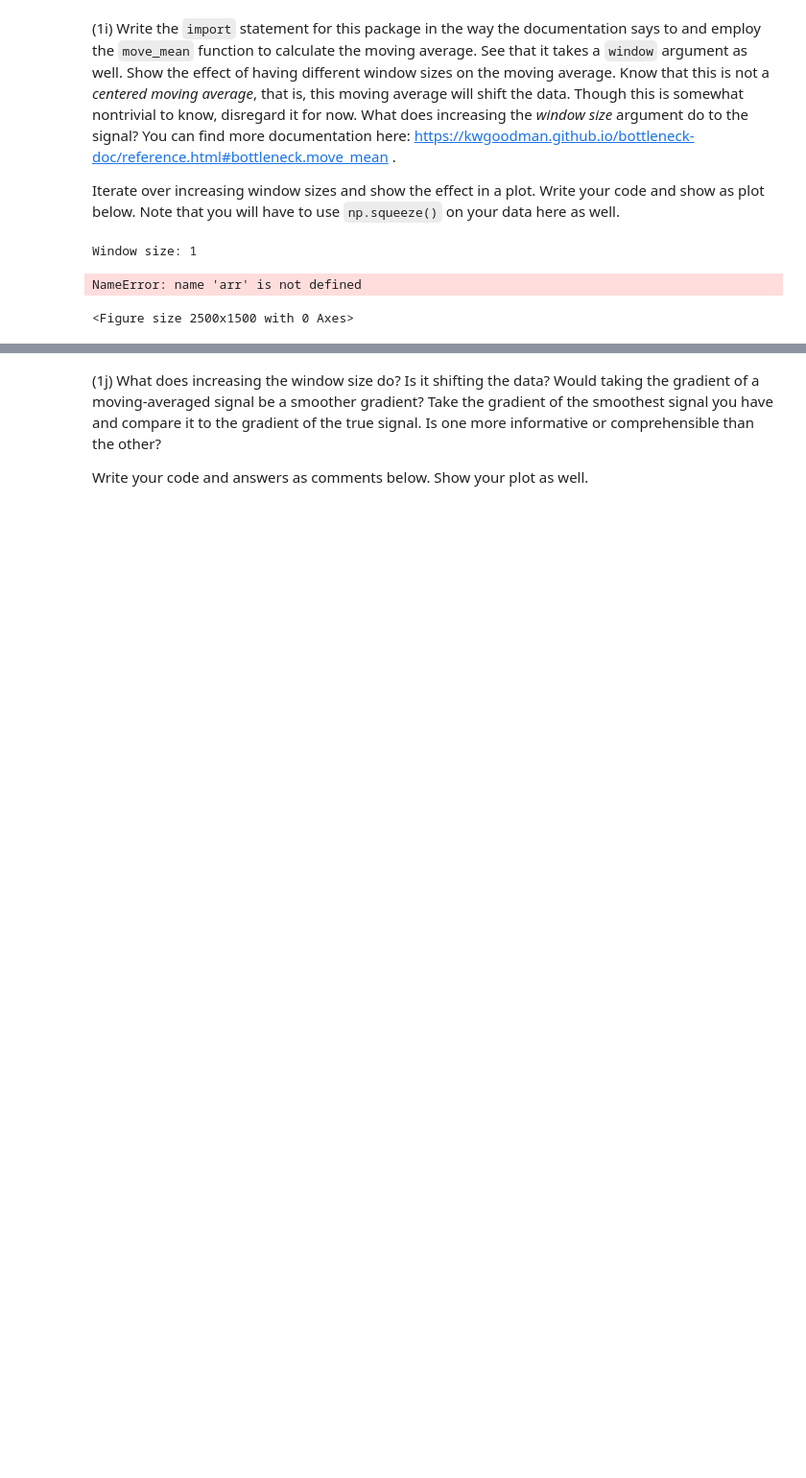
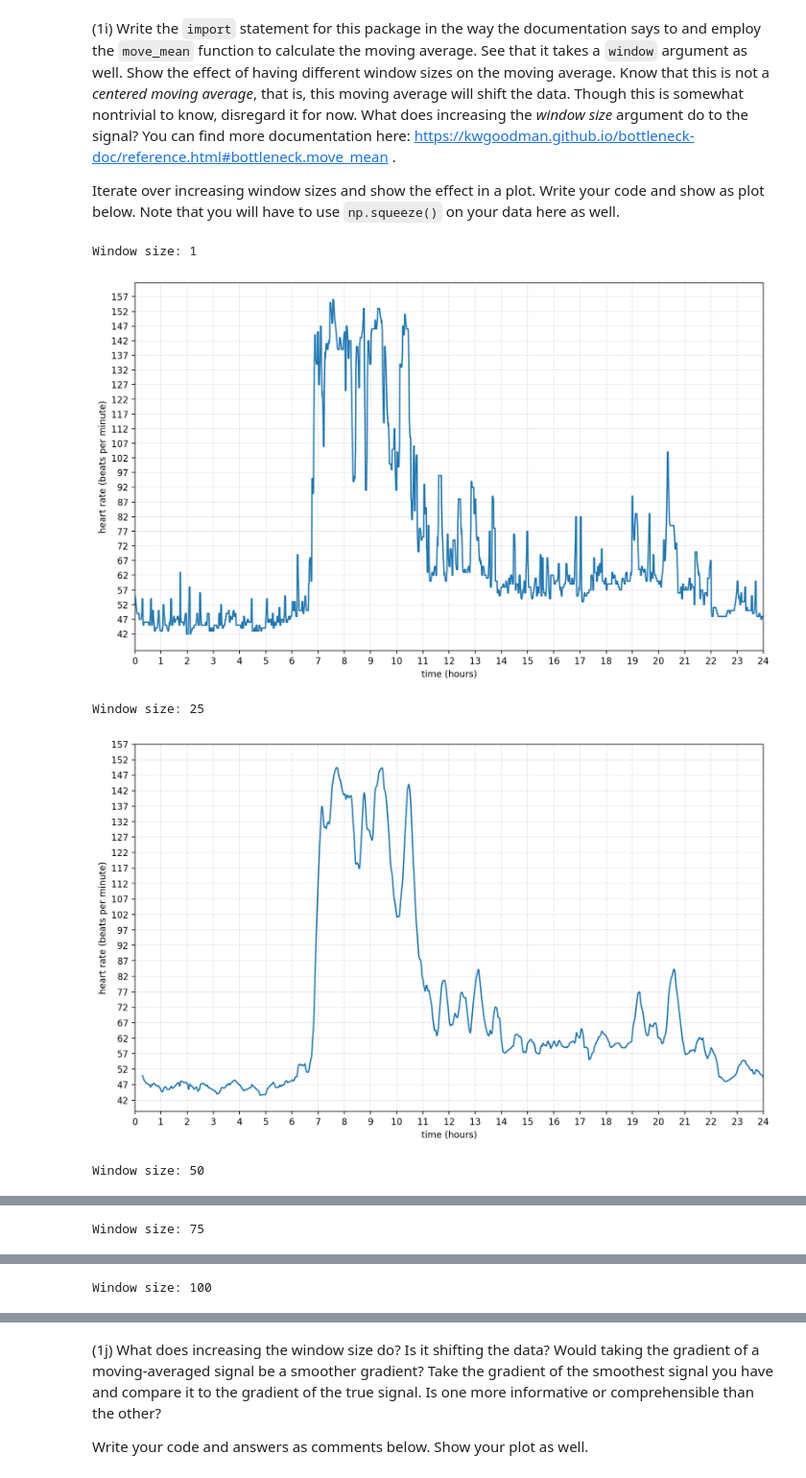
Before and after one commit to shak360/Lab-Training, a Jupyter notebook: Module_2_Python-ML/Assignment_4/emalamut/Assignment_4.ipynb, the cells around one changed output, grey strips where cells are left out. Shown at 96% size. Saved outputs shown, nothing was run; the diff lists cells and outputs as text; code cells hidden in the pictures; blank space fills up the shorter version.

```diff
--- a/Module_2_Python-ML/Assignment_4/emalamut/Assignment_4.ipynb
+++ b/Module_2_Python-ML/Assignment_4/emalamut/Assignment_4.ipynb
@@ -188,23 +196,25 @@ Iterate over increasing window sizes and show the effect in a plot. Write your c
 # %%
 import bottleneck as bn
 
 for i in np.linspace(1,100,5, dtype=int):
     plt.figure(5+i, figsize=(12.5, 7.5), dpi=200)
     print('Window size: {}'.format(i))
     ### Don't forget to add the import statement for bottleneck
     ### Add the function line below that takes the moving average of the data ###
-    pass
+    arr = bn.move_mean(np.squeeze(Y), window = i)
     ### Add the function line above that takes the moving average of the data ###
     ### Don't forget to use np.squeeze(Y) ###
     plt.plot(X,arr)
     plt.xticks(np.arange(min(X), max(X)+1, 1.0))
     plt.yticks(np.arange(min(Y), max(Y)+5, 5))
     plt.grid(True, alpha=0.25)
     plt.xlim(np.min(X), np.max(X))
     plt.ylabel('heart rate (beats per minute)')
     plt.xlabel('time (hours)')
     plt.show()
 # %% [output]
 Window size: 1
+[figure, added]
-NameError: name 'arr' is not defined
+Window size: 25
+[figure, added]
-<Figure size 2500x1500 with 0 Axes>
+Window size: 50
@@ -210,0 +222 @@ NameError: name 'arr' is not defined
+Window size: 75
@@ -210,0 +224 @@ NameError: name 'arr' is not defined
+Window size: 100
```
Also changed, not shown: parts of 10 cells of this notebook.
